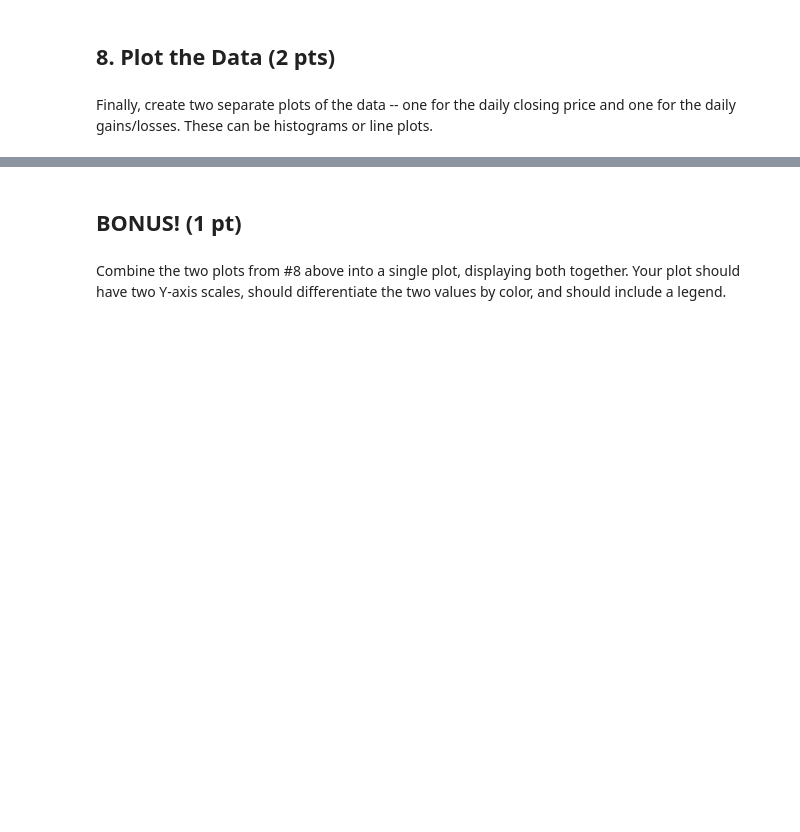
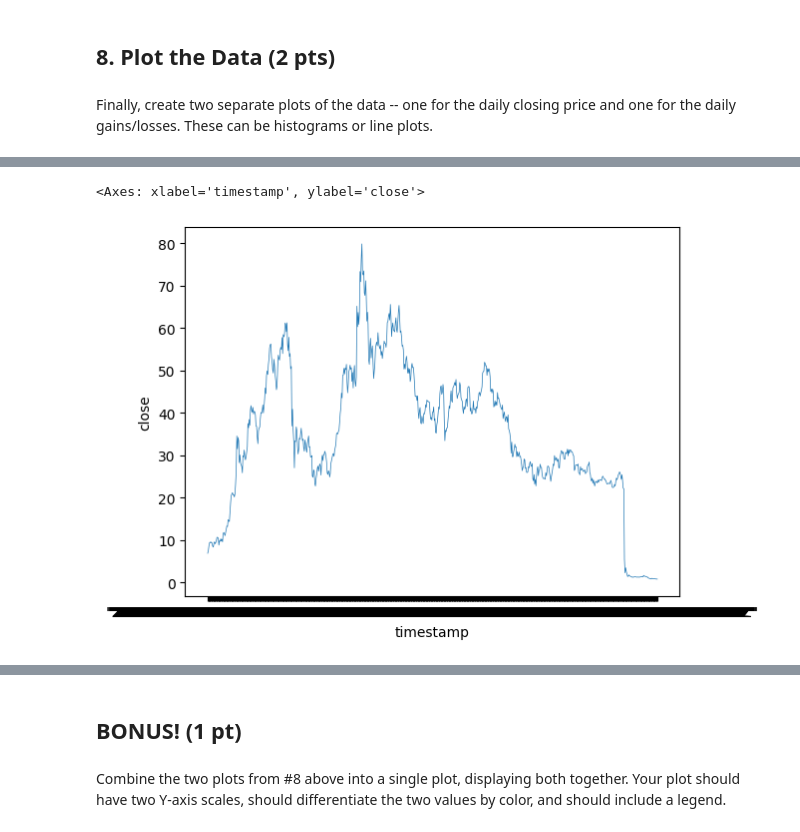
Before and after one commit to qfx4yk/ds1002-qfx4yk, a Jupyter notebook: labs/lab1/lab1-ftx-stock-pricing.ipynb, the cells around one changed output, grey strips where cells are left out. Cells and saved outputs as stored; diff of their text form; code cells hidden in the pictures; blank space fills up the shorter version.

```diff
--- a/labs/lab1/lab1-ftx-stock-pricing.ipynb
+++ b/labs/lab1/lab1-ftx-stock-pricing.ipynb
@@ -250,0 +257,6 @@ sns.scatterplot(x='timestamp', y='close', data=daily_closing_price)
+# %%
+#
+sns.lineplot(x="timestamp", y="close", data=ftx_new, linewidth=0.5)
+# %% [output]
+<Axes: xlabel='timestamp', ylabel='close'>
+[figure, added]
```
Also changed, not shown: parts of 13 cells of this notebook.
